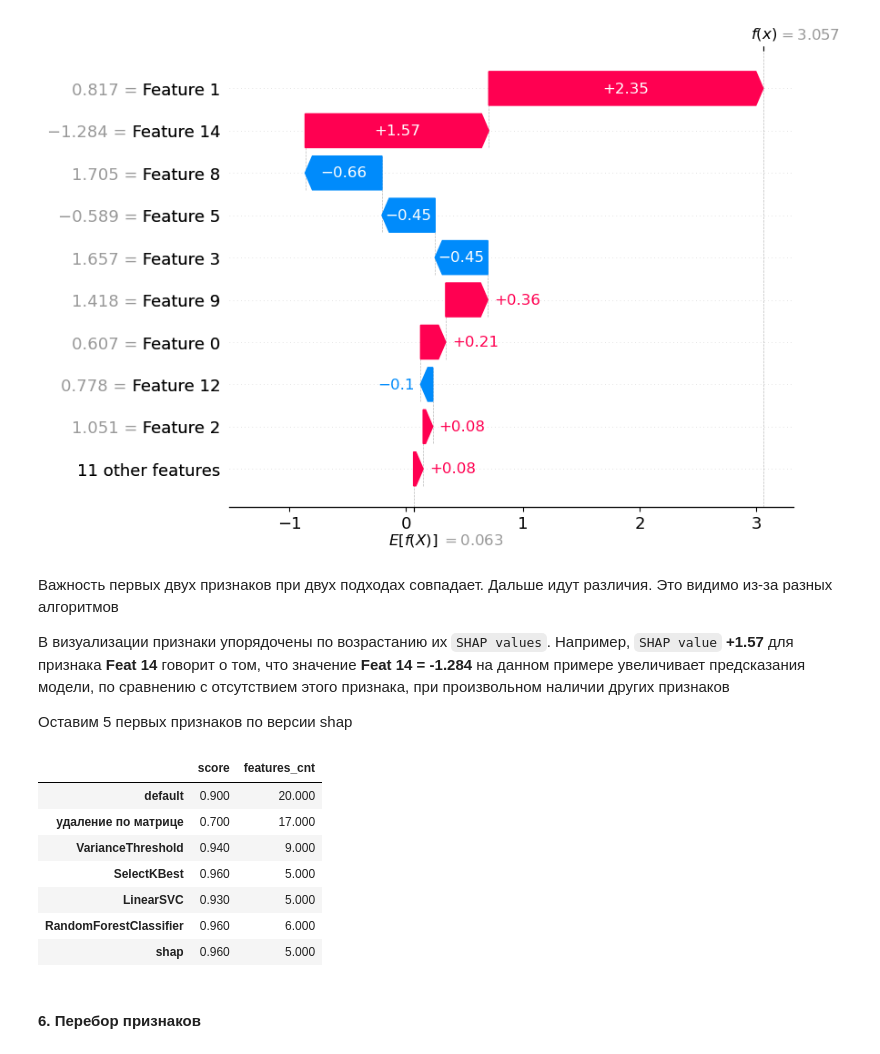
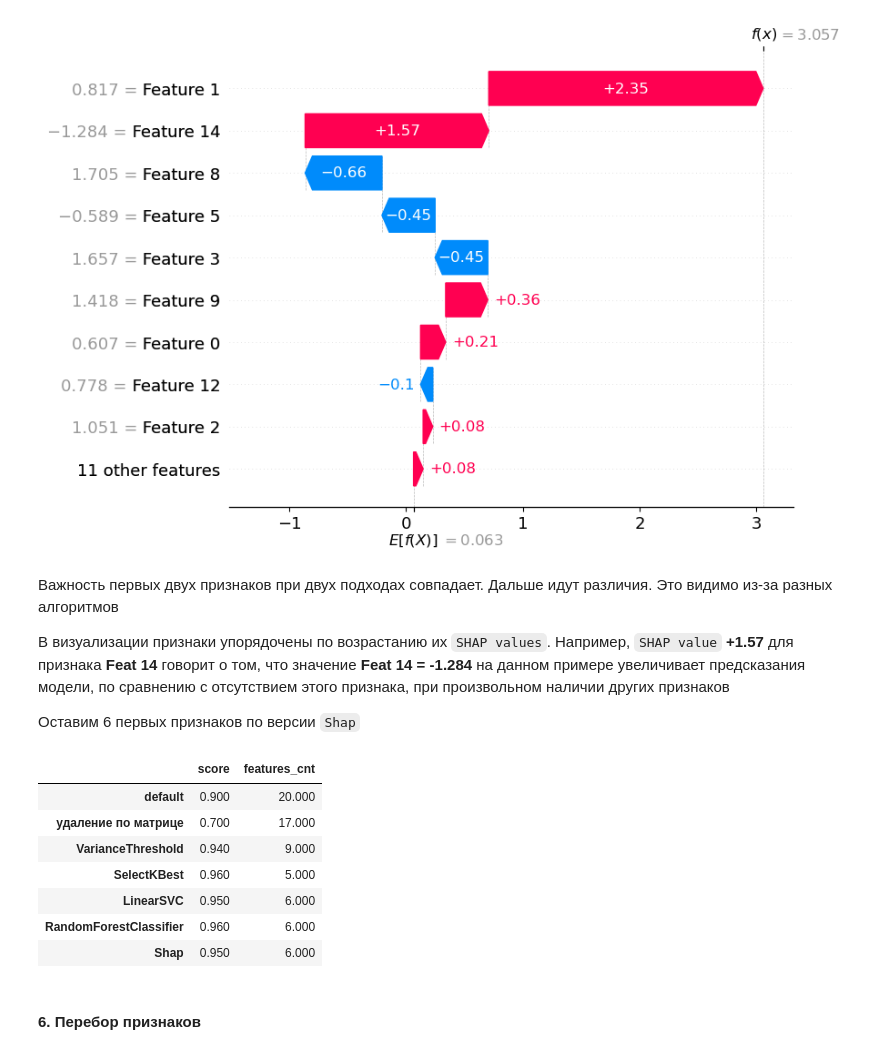
Before and after one commit to choodnovsky/Netilogiya_degp13, a Jupyter notebook: dz_8.11.ipynb, the cells around one changed output. Cells and saved outputs as stored; diff of their text form; code cells hidden in the pictures.

```diff
--- a/dz_8.11.ipynb
+++ b/dz_8.11.ipynb
@@ -196,7 +196,8 @@ res.T
 # %% [markdown]
 #### 5. Отбор с использованием моделей
 # %%
-lsvc = LinearSVC(C = 0.1, penalty="l1", dual=False).fit(x_data_generated, y_data_generated)
+lsvc = LinearSVC(C = 0.12, penalty="l1", dual=False)
+lsvc.fit(x_data_generated, y_data_generated)
 model = SelectFromModel(lsvc, prefit=True)
 data5 = model.transform(x_data_generated)
 data5.shape
@@ -277,21 +278,21 @@ shap.plots.waterfall(shap_values[0])
 
 В визуализации признаки упорядочены по возрастанию их `SHAP values`. Например, `SHAP value` __+1.57__ для признака __Feat 14__ говорит о том, что значение __Feat 14 = -1.284__ на данном примере увеличивает предсказания модели, по сравнению с отсутствием этого признака, при произвольном наличии других признаков
 
-Оставим 5 первых признаков по версии shap
+Оставим 6 первых признаков по версии `Shap`
 # %%
-data7 = data.loc[:, [1, 14, 8, 5, 3]]
-res_7 = get_score(data7, y_data_generated, title='shap')
+data7 = data.iloc[:, [1, 14, 8, 5, 3, 9]]
+res_7 = get_score(data7, y_data_generated, title='Shap')
 res = pd.concat([res, res_7], axis=1)
 res.T
 # %% [output]
 |  | score | features_cnt |
 | default | 0.900 | 20.000 |
 | удаление по матрице | 0.700 | 17.000 |
 | VarianceThreshold | 0.940 | 9.000 |
 | SelectKBest | 0.960 | 5.000 |
-| LinearSVC | 0.930 | 5.000 |
+| LinearSVC | 0.950 | 6.000 |
 | RandomForestClassifier | 0.960 | 6.000 |
-| shap | 0.960 | 5.000 |
+| Shap | 0.950 | 6.000 |
 # %% [markdown]
 #### 6. Перебор признаков
 # %% [markdown]
```
Also changed, not shown: parts of 5 cells of this notebook.
